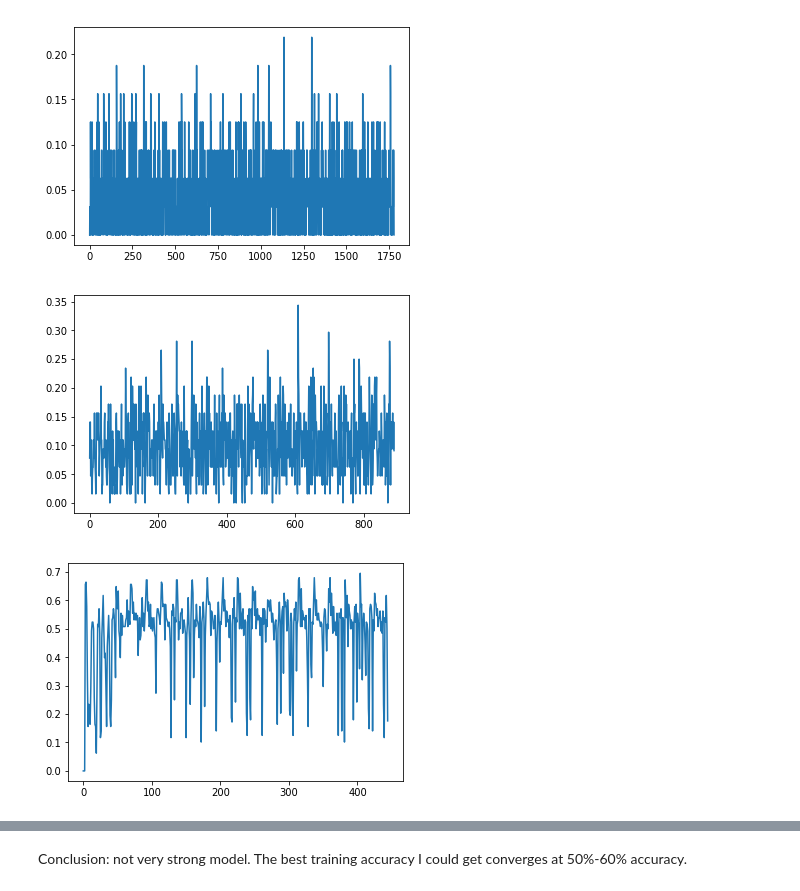
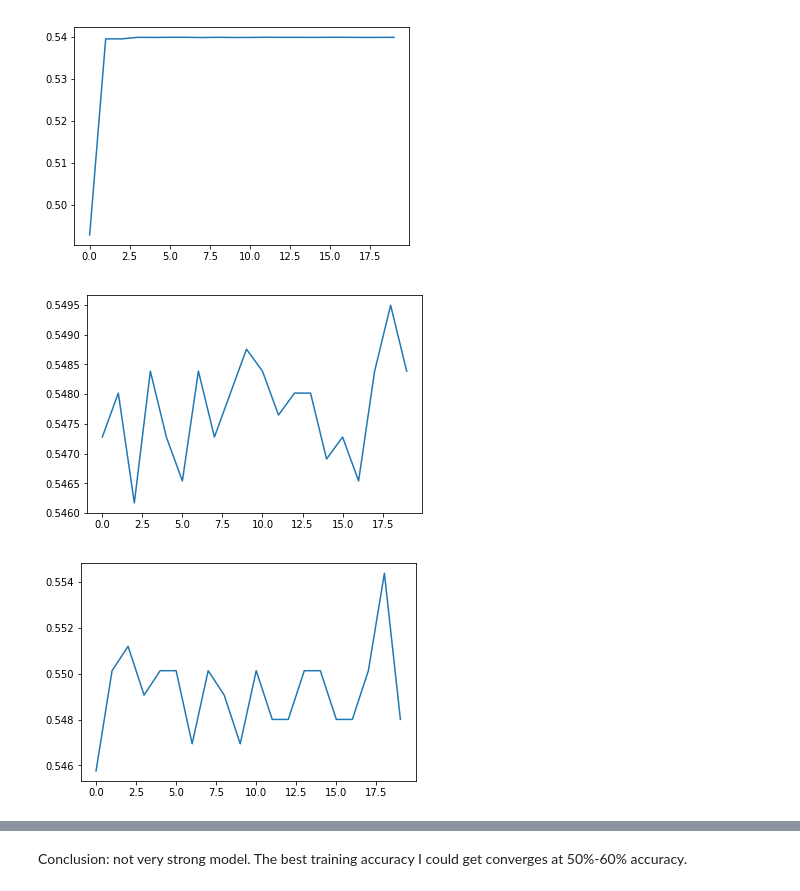
Before and after one commit to noushinquazi/Accidental-Death-ML, a Jupyter notebook: linear_training.ipynb, the cells around one changed output, grey strips where cells are left out. Cells and saved outputs as stored; diff of their text form; code cells hidden in the pictures.

```diff
--- a/linear_training.ipynb
+++ b/linear_training.ipynb
@@ -39,24 +39,24 @@ TypeError: create_linear_classifier() got an unexpected keyword argument 'epochs
 # %%
 # vary batch size
 
 ## size = 32
 model, variables = create_linear_classifier(data,death,optimizer_name="Adam",learning_rate=0.1,
-                                              batch_size=32,epochs=20)
-train_model(model,variables)
+                                              batch_size=32)
+train_model(model,variables,epochs=20)
 
 ## size = 64
 model, variables = create_linear_classifier(data,death,optimizer_name="Adam",learning_rate=0.1,
-                                              batch_size=64,epochs=20)
-train_model(model,variables)
+                                              batch_size=64)
+train_model(model,variables,epochs=20)
 
 ## size = 128
 model, variables = create_linear_classifier(data,death,optimizer_name="Adam",learning_rate=0.1,
-                                              batch_size=128,epochs=20)
-train_model(model,variables)
+                                              batch_size=128)
+train_model(model,variables,epochs=20)
 # %% [output]
-[figure, old version]
+[figure, new version]
-[figure, old version]
+[figure, new version]
-[figure, old version]
+[figure, new version]
 # %%
 # vary epochs
 ## epochs = 40
```
Also changed, not shown: parts of 5 cells of this notebook, 2 other files.
